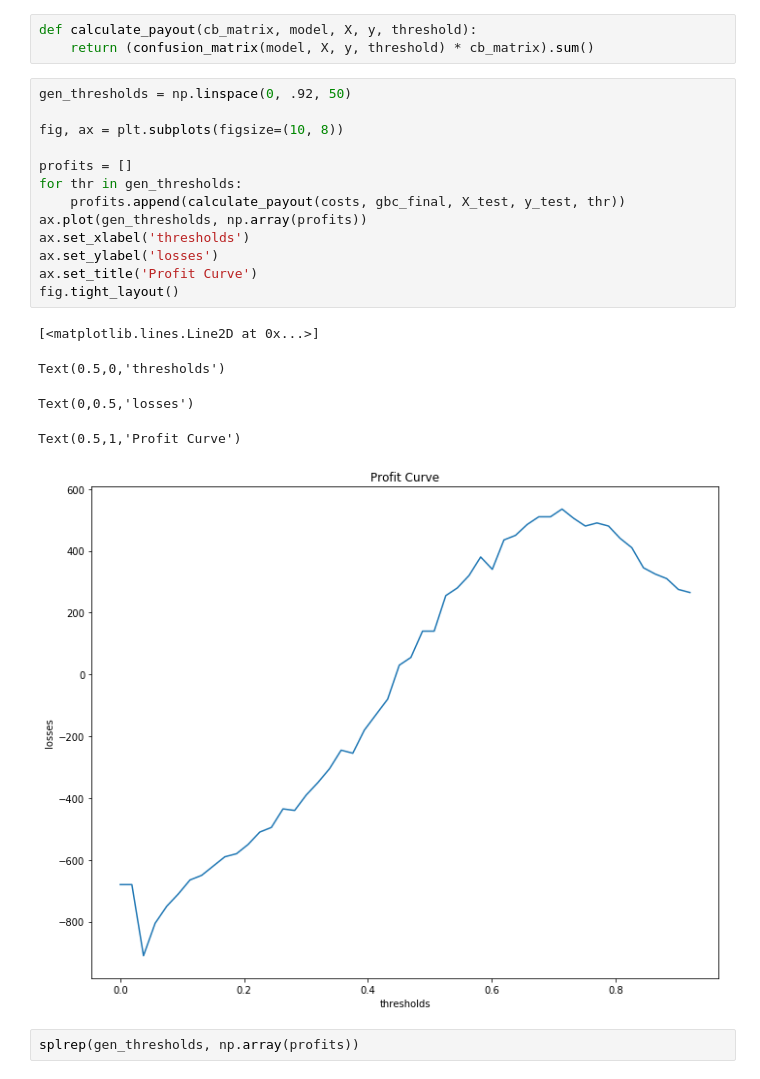
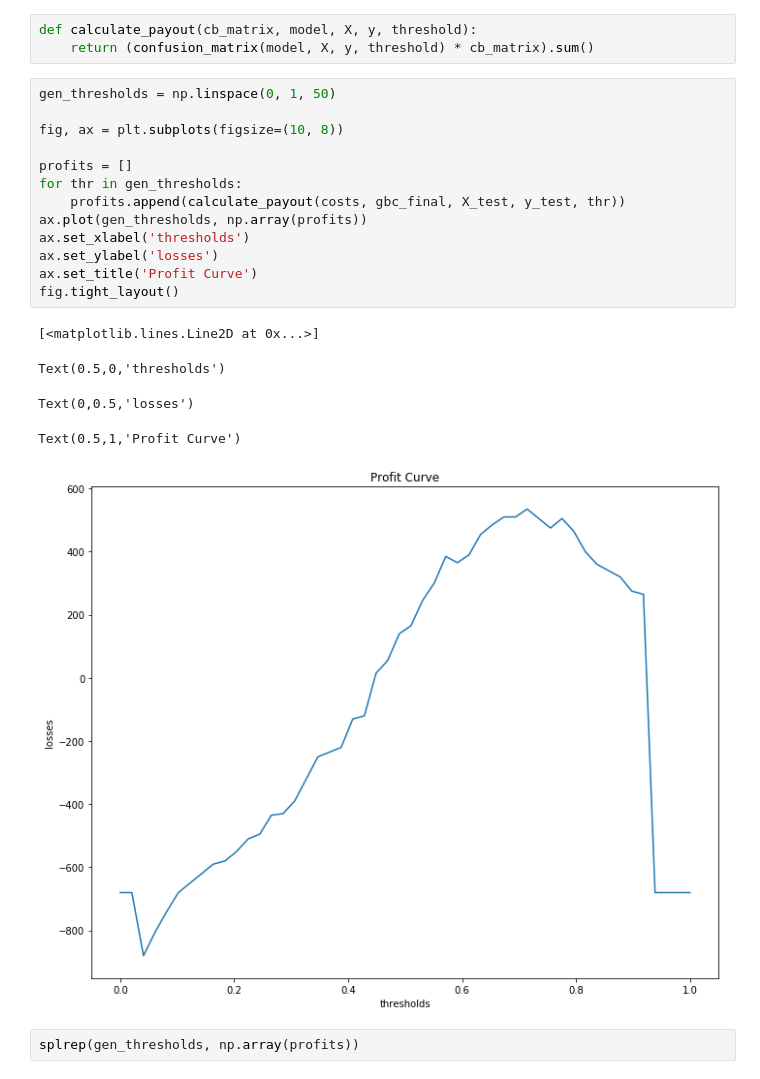
Before and after one commit to kurtrm/predicting_equipment_failure, a Jupyter notebook: notebooks/final_model_characteristics.ipynb, the cells around one changed output. Saved outputs shown, nothing was run; the diff lists cells and outputs as text.

```diff
--- a/notebooks/final_model_characteristics.ipynb
+++ b/notebooks/final_model_characteristics.ipynb
@@ -142,24 +142,24 @@ costs = np.array([[-5, -20], [5, 10]])
 def calculate_payout(cb_matrix, model, X, y, threshold):
     return (confusion_matrix(model, X, y, threshold) * cb_matrix).sum()
 # %%
-gen_thresholds = np.linspace(0, .92, 50)
+gen_thresholds = np.linspace(0, 1, 50)
 
 fig, ax = plt.subplots(figsize=(10, 8))
 
 profits = []
 for thr in gen_thresholds:
     profits.append(calculate_payout(costs, gbc_final, X_test, y_test, thr))
 ax.plot(gen_thresholds, np.array(profits))
 ax.set_xlabel('thresholds')
 ax.set_ylabel('losses')
 ax.set_title('Profit Curve')
 fig.tight_layout()
 # %% [output]
 [<matplotlib.lines.Line2D at 0x...>]
 Text(0.5,0,'thresholds')
 Text(0,0.5,'losses')
 Text(0.5,1,'Profit Curve')
-[figure, old version]
+[figure, new version]
 # %%
 splrep(gen_thresholds, np.array(profits))
 # %% [output]
```
Also changed, not shown: parts of 5 cells of this notebook.
